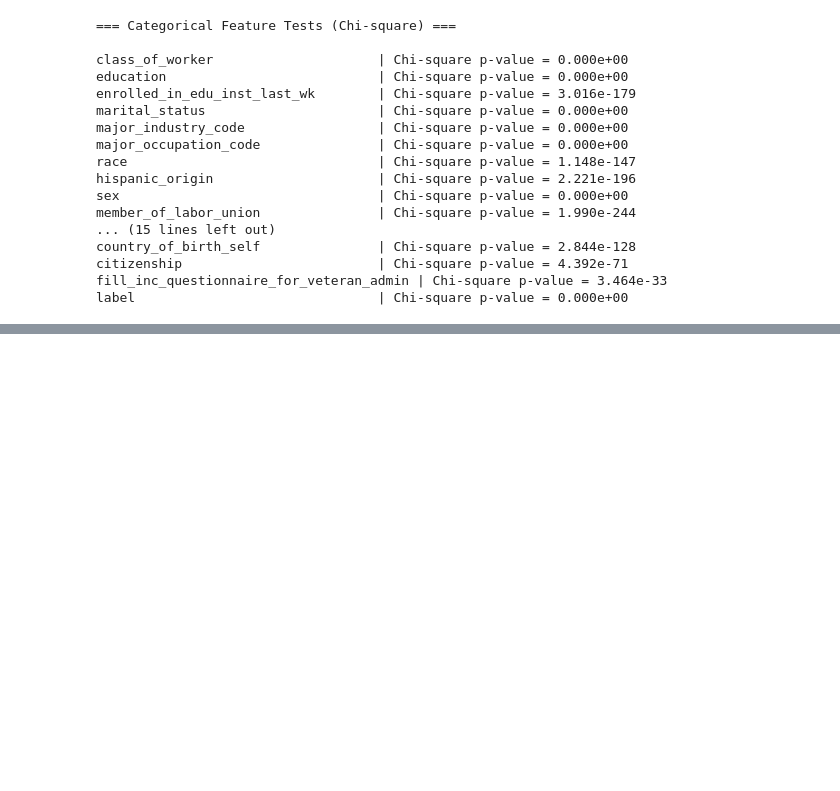
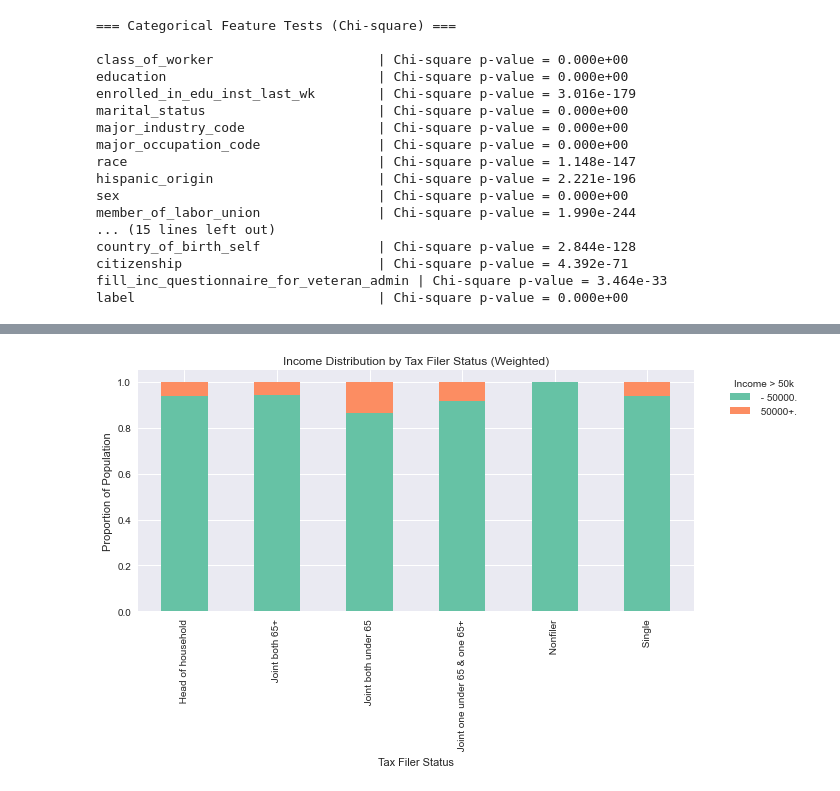
Before and after one commit to clairelubash/census-classification, a Jupyter notebook: notebooks/eda.ipynb, the cells around one changed output, grey strips where cells are left out. Drawn from its saved outputs; the diff is of its cells as text; code cells hidden in the pictures; blank space fills up the shorter version.

```diff
--- a/notebooks/eda.ipynb
+++ b/notebooks/eda.ipynb
@@ -396,0 +455,4 @@ edu_counts.plot(kind='bar', stacked=True, figsize=(10,6))
+# %%
+plot_feature_against_label(new_df, 'tax_filer_status', 'Tax Filer Status')
+# %% [output]
+[figure, added]
```
Also changed, not shown: parts of 23 cells of this notebook, 10 other files.
